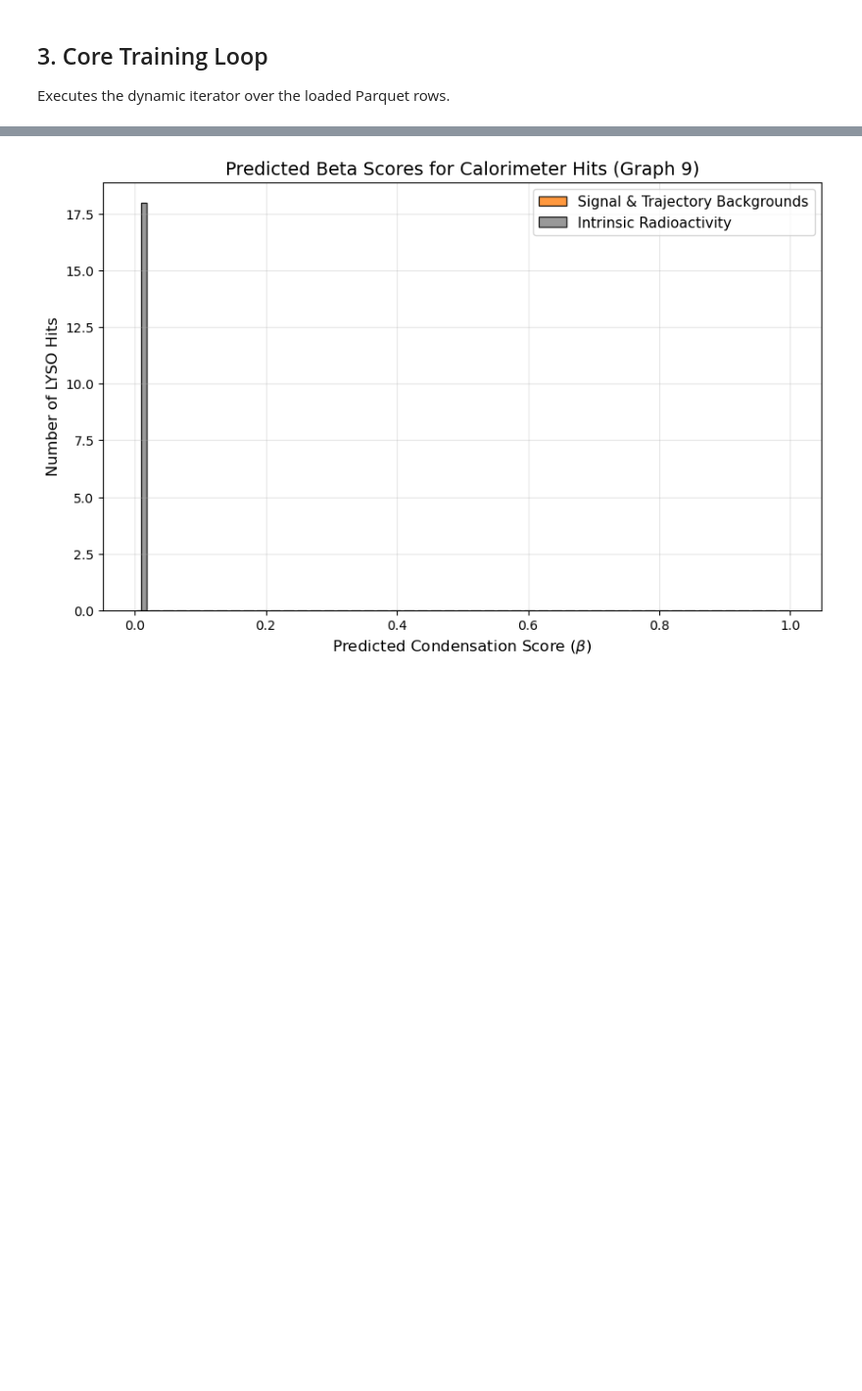
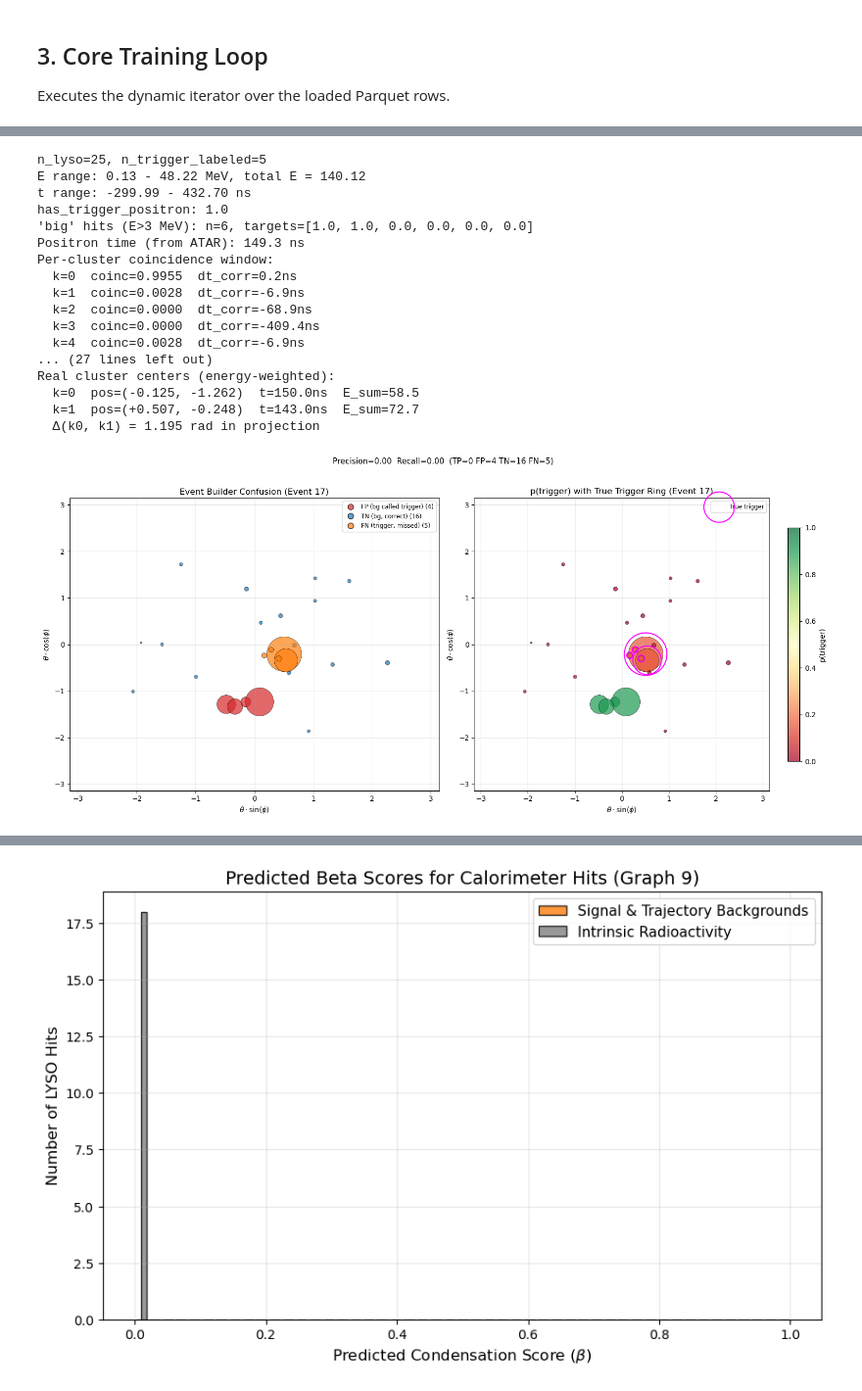
Before and after one commit to omarbeesley/pioneerML, a Jupyter notebook: unified_reco/train_pipeline.ipynb, the cells around one changed output, grey strips where cells are left out. Shown at 98% size. Cells and saved outputs as stored; diff of their text form; code cells hidden in the pictures; blank space fills up the shorter version.

```diff
--- a/unified_reco/train_pipeline.ipynb
+++ b/unified_reco/train_pipeline.ipynb
@@ -766,0 +2122,21 @@ Compile with `TORCH_USE_CUDA_DSA` to enable device-side assertions.
+# %%
+plot_event_builder_confusion(dataloader, model, event_idx=17)
+# %% [output]
+n_lyso=25, n_trigger_labeled=5
+E range: 0.13 - 48.22 MeV, total E = 140.12
+t range: -299.99 - 432.70 ns
+has_trigger_positron: 1.0
+'big' hits (E>3 MeV): n=6, targets=[1.0, 1.0, 0.0, 0.0, 0.0, 0.0]
+Positron time (from ATAR): 149.3 ns
+Per-cluster coincidence window:
+  k=0  coinc=0.9955  dt_corr=0.2ns
+  k=1  coinc=0.0028  dt_corr=-6.9ns
+  k=2  coinc=0.0000  dt_corr=-68.9ns
+  k=3  coinc=0.0000  dt_corr=-409.4ns
+  k=4  coinc=0.0028  dt_corr=-6.9ns
+... (27 lines left out)
+Real cluster centers (energy-weighted):
+  k=0  pos=(-0.125, -1.262)  t=150.0ns  E_sum=58.5
+  k=1  pos=(+0.507, -0.248)  t=143.0ns  E_sum=72.7
+  Δ(k0, k1) = 1.195 rad in projection
+[figure, added]
```
Also changed, not shown: parts of 61 cells of this notebook, 10 other files.
